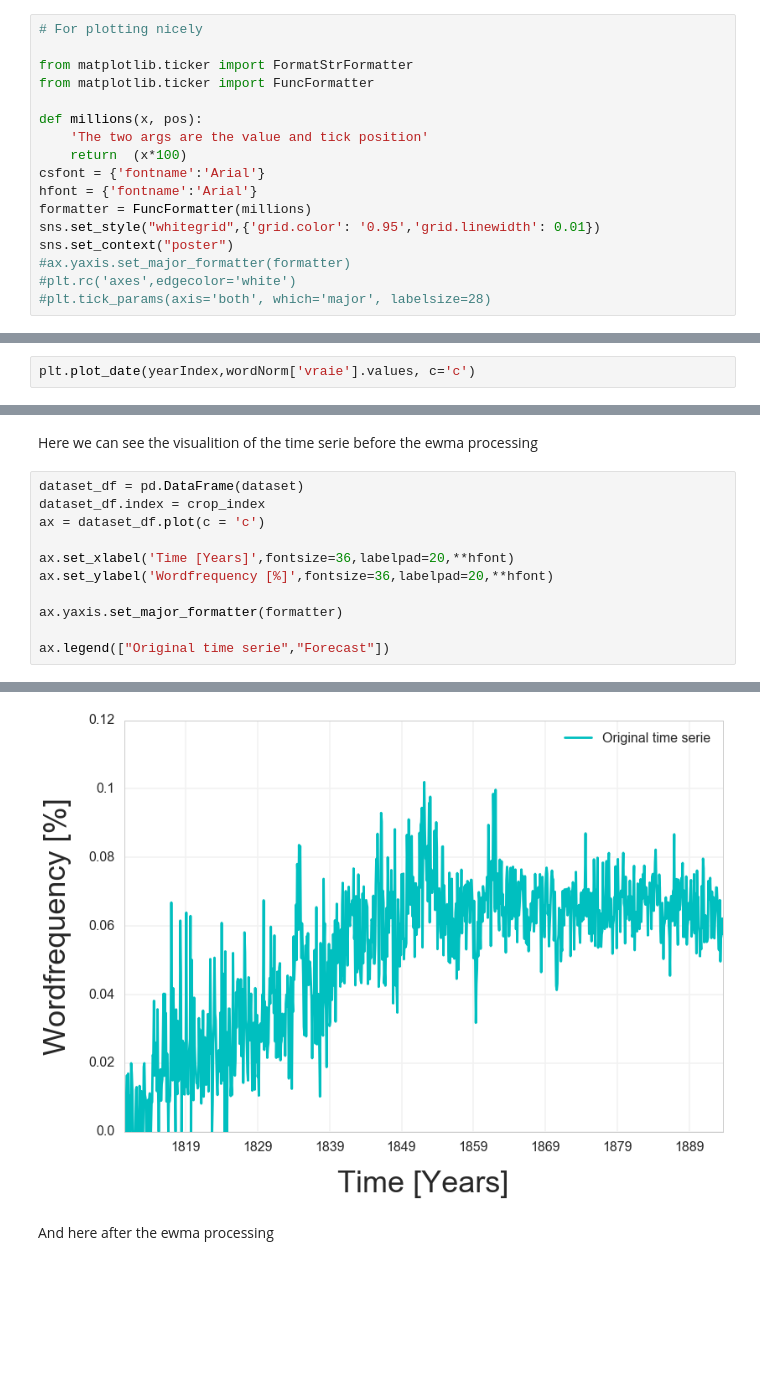
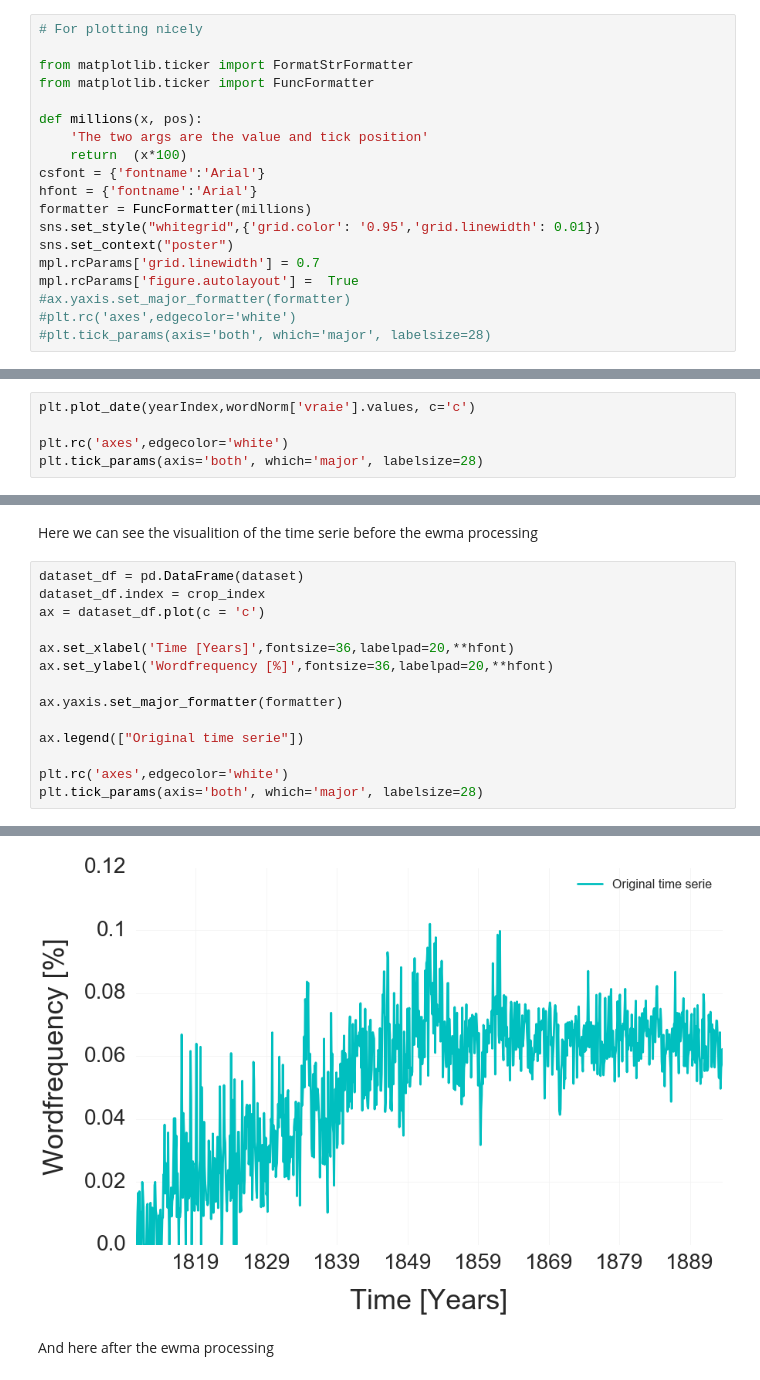
Before and after one commit to ThomVett/Project_ADA, a Jupyter notebook: LSTM_prediction.ipynb, the cells around one changed output, grey strips where cells are left out. Drawn from its saved outputs; the diff is of its cells as text; blank space fills up the shorter version.

Commit message:
added the figure and the text to the presentation. Was not able to make the date in the x -axis right like the first figure. Maybe you can bend the date on your figures.

```diff
--- a/LSTM_prediction.ipynb
+++ b/LSTM_prediction.ipynb
@@ -32,6 +33,8 @@ hfont = {'fontname':'Arial'}
 formatter = FuncFormatter(millions)
 sns.set_style("whitegrid",{'grid.color': '0.95','grid.linewidth': 0.01})
 sns.set_context("poster")
+mpl.rcParams['grid.linewidth'] = 0.7
+mpl.rcParams['figure.autolayout'] =  True
 #ax.yaxis.set_major_formatter(formatter)
 #plt.rc('axes',edgecolor='white')
 #plt.tick_params(axis='both', which='major', labelsize=28)
@@ -63,4 +66,7 @@ wordNorm = wordCountYear.divide(wordCountYear.sum(axis=1).values,axis=0)
 Here we show the visualization of the word 'vraie' that we are going to predict later. The word contain multiple words like vrai and vraie that have been agregated due to the pre processing.
 # %%
 plt.plot_date(yearIndex,wordNorm['vraie'].values, c='c')
+
+plt.rc('axes',edgecolor='white')
+plt.tick_params(axis='both', which='major', labelsize=28)
 # %% [output]
@@ -104,5 +105,8 @@ ax.set_ylabel('Wordfrequency [%]',fontsize=36,labelpad=20,**hfont)
 
 ax.yaxis.set_major_formatter(formatter)
 
-ax.legend(["Original time serie","Forecast"])
+ax.legend(["Original time serie"])
+
+plt.rc('axes',edgecolor='white')
+plt.tick_params(axis='both', which='major', labelsize=28)
 # %% [output]
@@ -110,4 +113,4 @@ ax.legend(["Original time serie","Forecast"])
-[figure, old version]
+[figure, new version]
 # %% [markdown]
 And here after the ewma processing
 # %%
```
Also changed, not shown: parts of 8 cells of this notebook, 2 other files.
